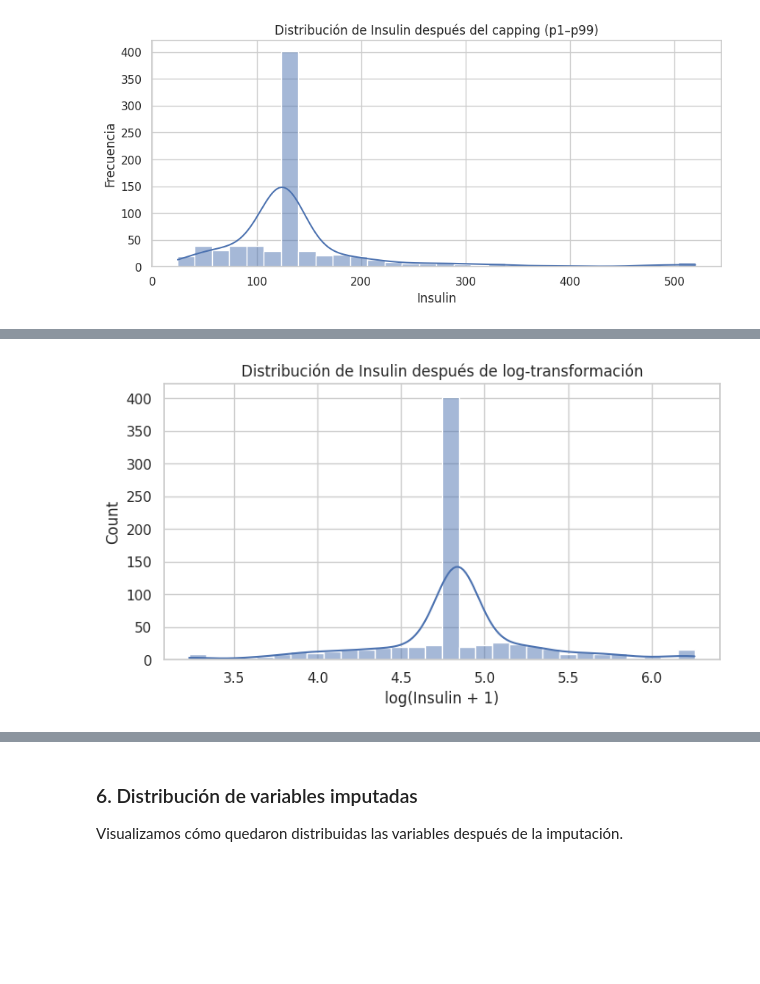
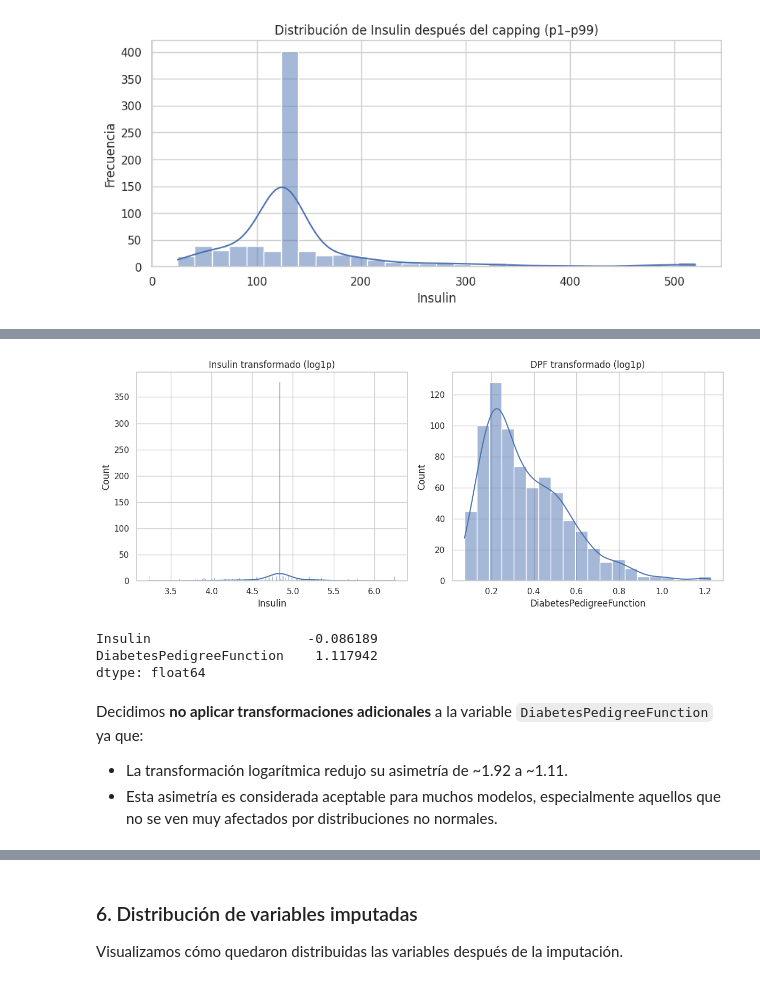
Before and after one commit to alexormx/mlflow-diabetes-prediction, a Jupyter notebook: notebooks/02_preprocessing.ipynb, the cells around one changed output, grey strips where cells are left out. Cells and saved outputs as stored; diff of their text form; code cells hidden in the pictures; blank space fills up the shorter version.

```diff
--- a/notebooks/02_preprocessing.ipynb
+++ b/notebooks/02_preprocessing.ipynb
@@ -155,8 +169,3 @@ Se reemplazó la columna original con su versión transformada.
 # %%
-plt.figure(figsize=(8, 4))
-sns.histplot(df['Insulin_log'], bins=30, kde=True)
-plt.title('Distribución de Insulin después de log-transformación')
-plt.xlabel('log(Insulin + 1)')
-plt.show()
+df['Insulin'] = np.log1p(df['Insulin'])
+df['DiabetesPedigreeFunction'] = np.log1p(df['DiabetesPedigreeFunction'])
-# %% [output]
-[figure, removed]
@@ -166,0 +172,22 @@ df.rename(columns={'Insulin_log': 'Insulin'}, inplace=True)
+# %%
+
+fig, axes = plt.subplots(1, 2, figsize=(12, 5))
+sns.histplot(df['Insulin'], kde=True, ax=axes[0])
+axes[0].set_title('Insulin transformado (log1p)')
+sns.histplot(df['DiabetesPedigreeFunction'], kde=True, ax=axes[1])
+axes[1].set_title('DPF transformado (log1p)')
+plt.tight_layout()
+plt.show()
+# %% [output]
+[figure, added]
+# %%
+print(df[['Insulin', 'DiabetesPedigreeFunction']].skew())
+# %% [output]
+Insulin                    -0.086189
+DiabetesPedigreeFunction    1.117942
+dtype: float64
+# %% [markdown]
+Decidimos **no aplicar transformaciones adicionales** a la variable `DiabetesPedigreeFunction` ya que:
+
+- La transformación logarítmica redujo su asimetría de ~1.92 a ~1.11.
+- Esta asimetría es considerada aceptable para muchos modelos, especialmente aquellos que no se ven muy afectados por distribuciones no normales.
```
Also changed, not shown: parts of 12 cells of this notebook.
